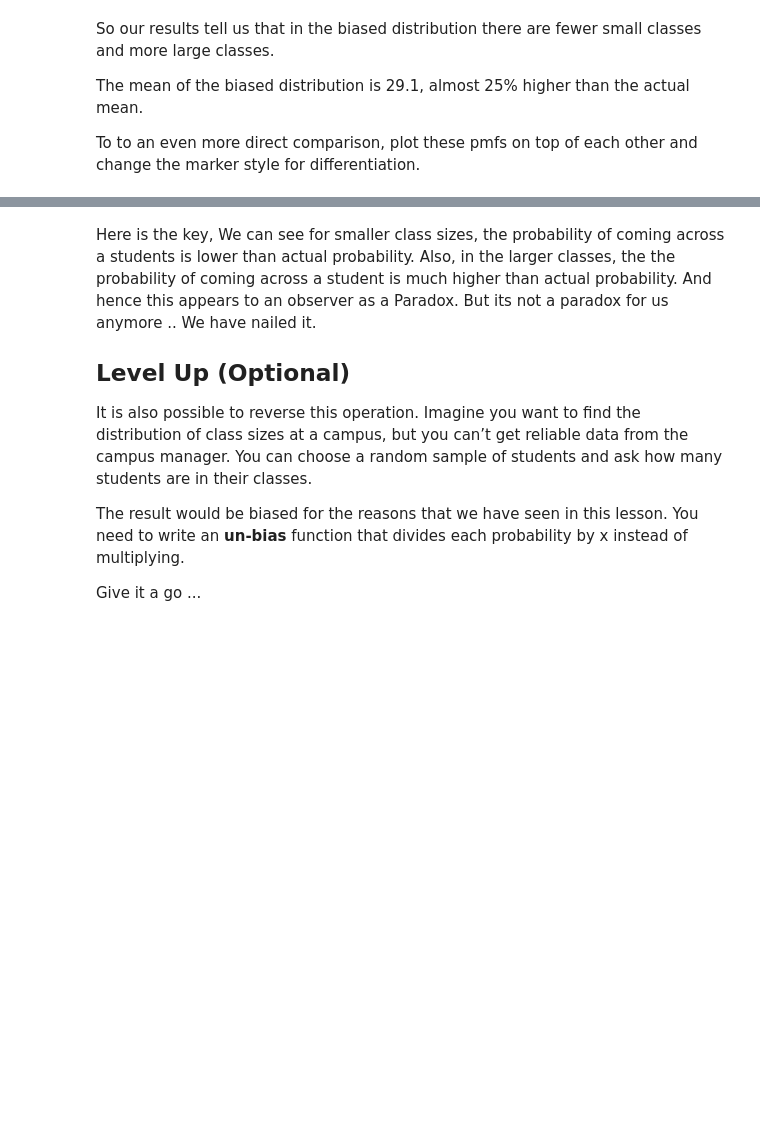
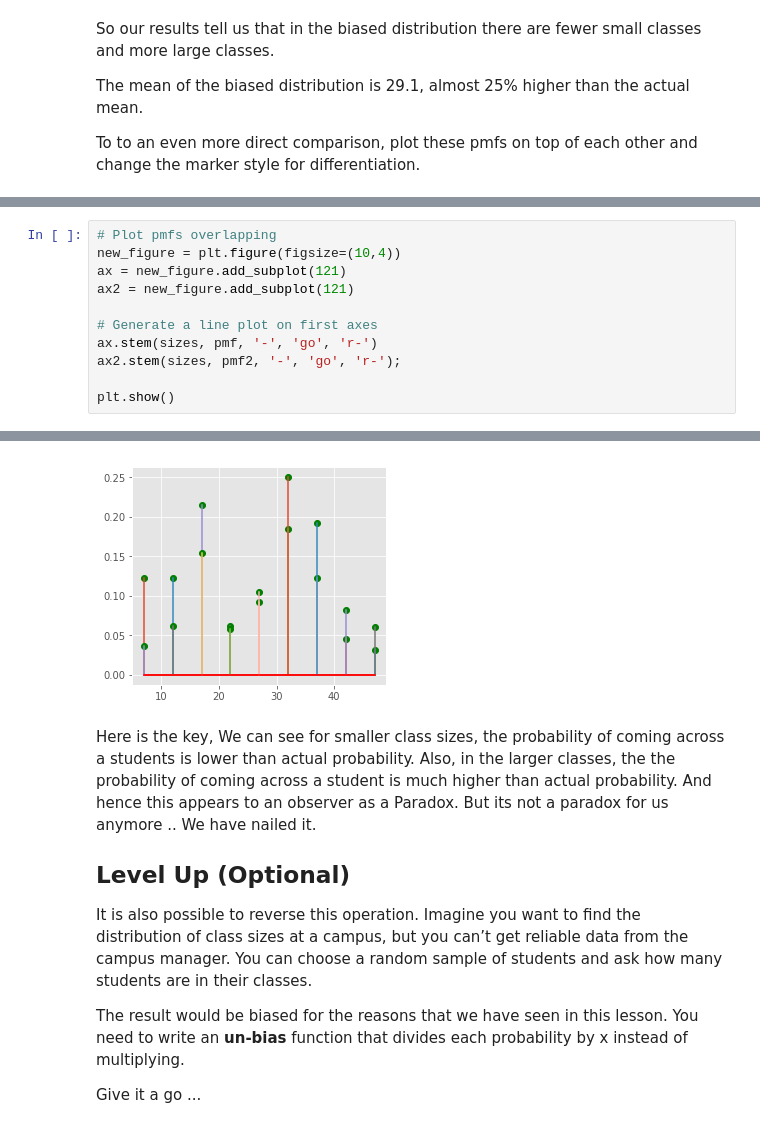
Before and after one commit to byeretzian/dsc-0-09-07-stats-pmf-lab-online-ds-sp-000, a Jupyter notebook: index.ipynb, the cells around one changed output, grey strips where cells are left out. Cells and saved outputs as stored; diff of their text form; blank space fills up the shorter version.

```diff
--- a/index.ipynb
+++ b/index.ipynb
@@ -188,0 +187,12 @@ To to an even more direct comparison, plot these pmfs on top of each other and c
+# %%
+# Plot pmfs overlapping
+new_figure = plt.figure(figsize=(10,4))
+ax = new_figure.add_subplot(121)
+ax2 = new_figure.add_subplot(121)
+
+# Generate a line plot on first axes
+ax.stem(sizes, pmf, '-', 'go', 'r-')
+ax2.stem(sizes, pmf2, '-', 'go', 'r-');
+
+plt.show()
+# %% [output]
@@ -189,3 +201,4 @@ To to an even more direct comparison, plot these pmfs on top of each other and c
+[figure, added]
 # %% [markdown]
 Here is the key, We can see for smaller class sizes, the probability of coming across a students is lower than actual probability. Also, in the larger classes, the the probability of coming across a student is much higher than actual probability. And hence this appears to an observer as a Paradox. But its not a paradox for us anymore .. We have nailed it.
 
```
Also changed, not shown: parts of 3 cells of this notebook.
